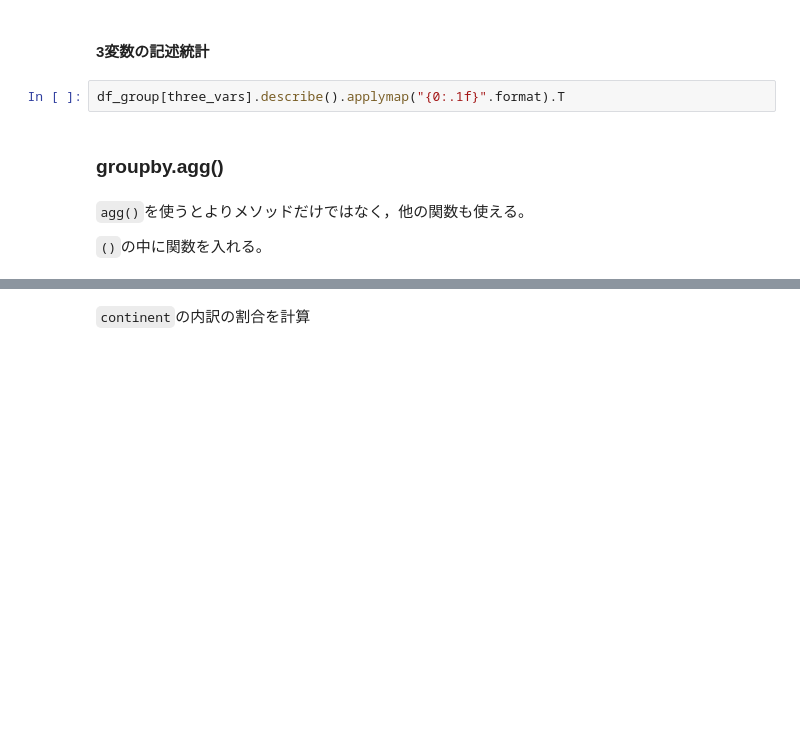
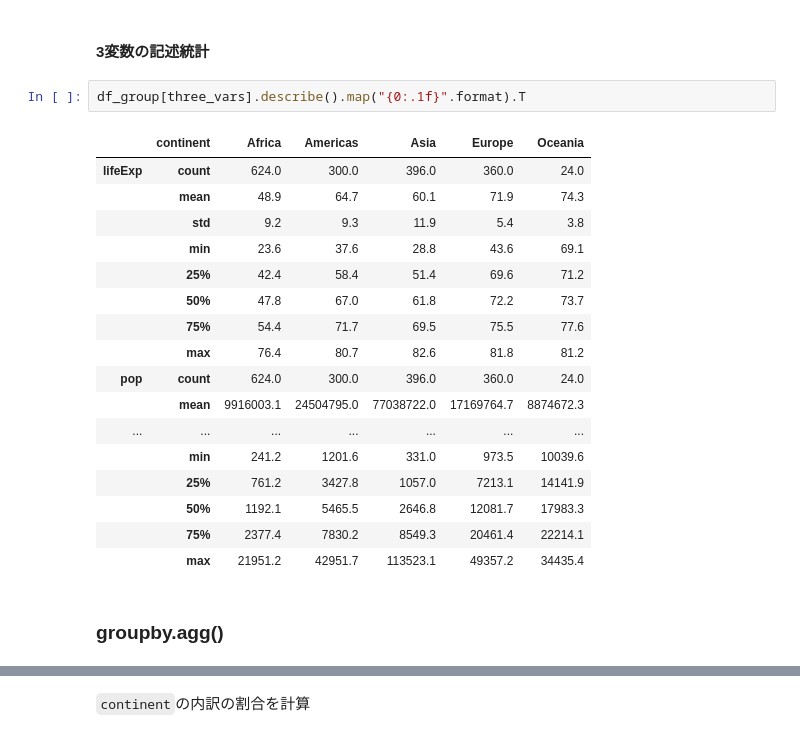
Before and after one commit to Py4Basics/py4basics.github.io, a Jupyter notebook: Gapminder.ipynb, the cells around one changed output, grey strips where cells are left out. Saved outputs shown, nothing was run; the diff lists cells and outputs as text; blank space fills up the shorter version.

```diff
--- a/Gapminder.ipynb
+++ b/Gapminder.ipynb
@@ -128,10 +286,24 @@ df_group.min()
 # %% [markdown]
 #### 3変数の記述統計
 # %%
-df_group[three_vars].describe().applymap("{0:.1f}".format).T
+df_group[three_vars].describe().map("{0:.1f}".format).T
+# %% [output]
+|  | continent | Africa | Americas | Asia | Europe | Oceania |
+| lifeExp | count | 624.0 | 300.0 | 396.0 | 360.0 | 24.0 |
+|  | mean | 48.9 | 64.7 | 60.1 | 71.9 | 74.3 |
+|  | std | 9.2 | 9.3 | 11.9 | 5.4 | 3.8 |
+|  | min | 23.6 | 37.6 | 28.8 | 43.6 | 69.1 |
+|  | 25% | 42.4 | 58.4 | 51.4 | 69.6 | 71.2 |
+|  | 50% | 47.8 | 67.0 | 61.8 | 72.2 | 73.7 |
+|  | 75% | 54.4 | 71.7 | 69.5 | 75.5 | 77.6 |
+|  | max | 76.4 | 80.7 | 82.6 | 81.8 | 81.2 |
+| pop | count | 624.0 | 300.0 | 396.0 | 360.0 | 24.0 |
+|  | mean | 9916003.1 | 24504795.0 | 77038722.0 | 17169764.7 | 8874672.3 |
+| ... | ... | ... | ... | ... | ... | ... |
+|  | min | 241.2 | 1201.6 | 331.0 | 973.5 | 10039.6 |
+|  | 25% | 761.2 | 3427.8 | 1057.0 | 7213.1 | 14141.9 |
+|  | 50% | 1192.1 | 5465.5 | 2646.8 | 12081.7 | 17983.3 |
+|  | 75% | 2377.4 | 7830.2 | 8549.3 | 20461.4 | 22214.1 |
+|  | max | 21951.2 | 42951.7 | 113523.1 | 49357.2 | 34435.4 |
 # %% [markdown]
 ### groupby.agg()
-# %% [markdown]
-`agg()`を使うとよりメソッドだけではなく，他の関数も使える。
-
-`()`の中に関数を入れる。
```
Also changed, not shown: parts of 33 cells of this notebook, 2 other files.
